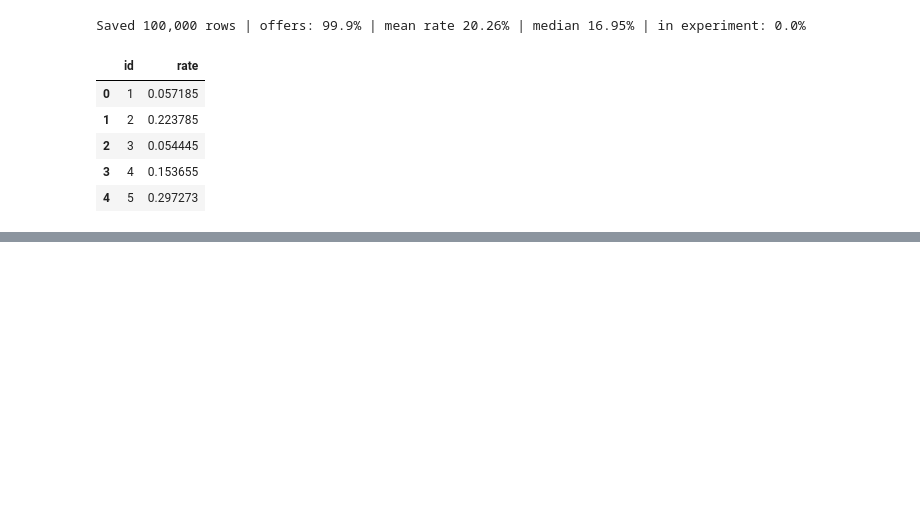
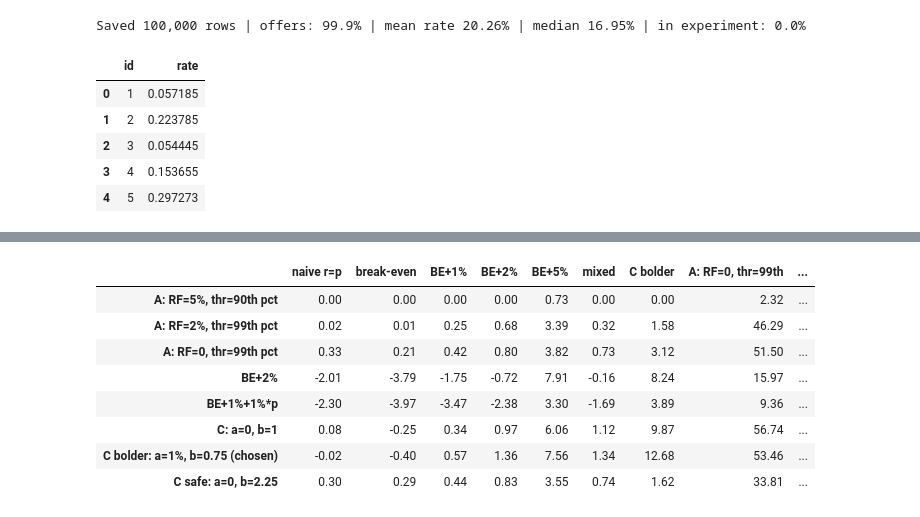
Before and after one commit to Remilaget/Happiness-in-your-Household, a Jupyter notebook: code/pricing_simulator.ipynb, the cells around one changed output, grey strips where cells are left out. Cells and saved outputs as stored; diff of their text form; code cells hidden in the pictures; blank space fills up the shorter version.

```diff
--- a/code/pricing_simulator.ipynb
+++ b/code/pricing_simulator.ipynb
@@ -419,0 +426,51 @@ Saved 100,000 rows | offers: 99.9% | mean rate 20.26% | median 16.95% | in exper
+# %%
+def rival_rule(rule):
+    """Apply the same rule to Lender 1 (signal1 PD) and Lender 2 (signal2 PD)."""
+    return rule(P[:, 0]), rule(P[:, 1])
+
+
+def a_rule(rf, quantile):
+    return lambda p: strategy_a(p, rf, np.quantile(p, quantile))
+
+
+CANDIDATES = {
+    "A: RF=5%, thr=90th pct": a_rule(0.05, 0.90),
+    "A: RF=2%, thr=99th pct": a_rule(0.02, 0.99),
+    "A: RF=0, thr=99th pct": a_rule(0.0, 0.99),
+    "BE+2%": lambda p: strategy_b(p, 0.02),
+    "BE+1%+1%*p": lambda p: strategy_c(p, 0.01, 0.01),
+    "C: a=0, b=1": lambda p: strategy_c(p, 0.0, 1.0),
+    "C bolder: a=1%, b=0.75 (chosen)": lambda p: strategy_c(p, 0.01, 0.75),
+    "C safe: a=0, b=2.25": lambda p: strategy_c(p, 0.0, 2.25),
+}
+RIVALS_EXTENDED = {
+    "naive r=p": (p1, p2),
+    "break-even": rival_rule(break_even),
+    "BE+1%": rival_rule(lambda p: strategy_b(p, 0.01)),
+    "BE+2%": rival_rule(CANDIDATES["BE+2%"]),
+    "BE+5%": rival_rule(lambda p: strategy_b(p, 0.05)),
+    "mixed": RIVAL_SCENARIOS["mixed"],
+    "C bolder": rival_rule(CANDIDATES["C bolder: a=1%, b=0.75 (chosen)"]),
+    "A: RF=0, thr=99th": rival_rule(CANDIDATES["A: RF=0, thr=99th pct"]),
+    "linear A (RF=2%, 90th)": RIVAL_SCENARIOS["linear A"],
+}
+SUMMARY_COLS = [s for s in RIVALS_EXTENDED if s != "linear A (RF=2%, 90th)"]
+
+final = pd.DataFrame({
+    our_name: {rival_name: market(r1, r2, rule(P[:, 2]))[0].loc["Lender 3 (us)", "profit_eur"] / 1e6
+               for rival_name, (r1, r2) in RIVALS_EXTENDED.items()}
+    for our_name, rule in CANDIDATES.items()
+}).T
+final["worst"] = final[SUMMARY_COLS].min(axis=1)
+final["avg"] = final[SUMMARY_COLS].mean(axis=1)
+final.round(2)
+# %% [output]
+|  | naive r=p | break-even | BE+1% | BE+2% | BE+5% | mixed | C bolder | A: RF=0, thr=99th | ... |
+| A: RF=5%, thr=90th pct | 0.00 | 0.00 | 0.00 | 0.00 | 0.73 | 0.00 | 0.00 | 2.32 | ... |
+| A: RF=2%, thr=99th pct | 0.02 | 0.01 | 0.25 | 0.68 | 3.39 | 0.32 | 1.58 | 46.29 | ... |
+| A: RF=0, thr=99th pct | 0.33 | 0.21 | 0.42 | 0.80 | 3.82 | 0.73 | 3.12 | 51.50 | ... |
+| BE+2% | -2.01 | -3.79 | -1.75 | -0.72 | 7.91 | -0.16 | 8.24 | 15.97 | ... |
+| BE+1%+1%*p | -2.30 | -3.97 | -3.47 | -2.38 | 3.30 | -1.69 | 3.89 | 9.36 | ... |
+| C: a=0, b=1 | 0.08 | -0.25 | 0.34 | 0.97 | 6.06 | 1.12 | 9.87 | 56.74 | ... |
+| C bolder: a=1%, b=0.75 (chosen) | -0.02 | -0.40 | 0.57 | 1.36 | 7.56 | 1.34 | 12.68 | 53.46 | ... |
+| C safe: a=0, b=2.25 | 0.30 | 0.29 | 0.44 | 0.83 | 3.55 | 0.74 | 1.62 | 33.81 | ... |
```
Also changed, not shown: parts of 5 cells of this notebook, 1 other file.
